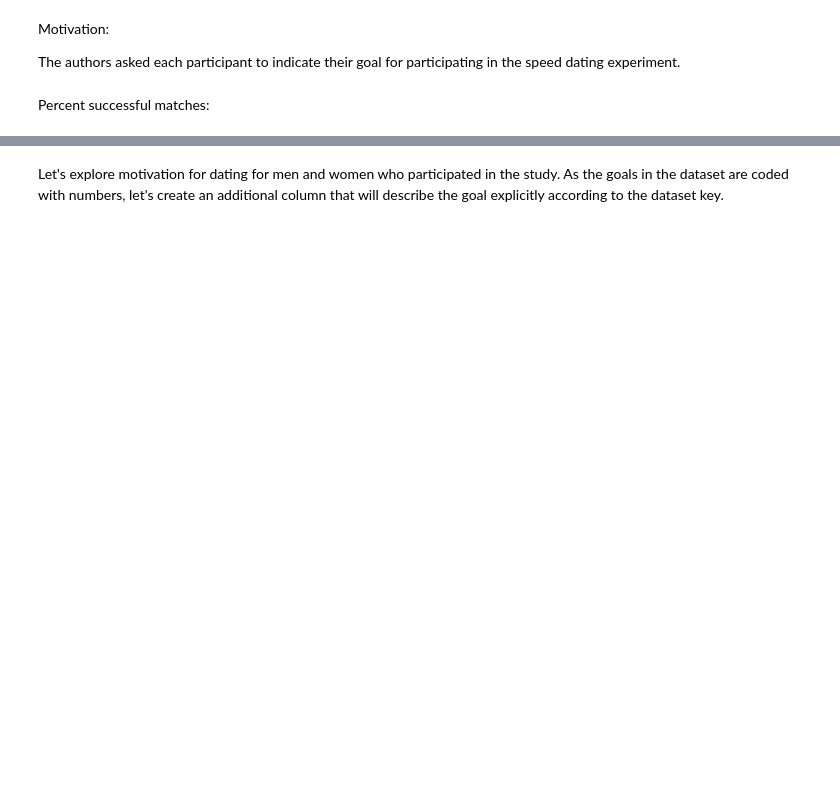
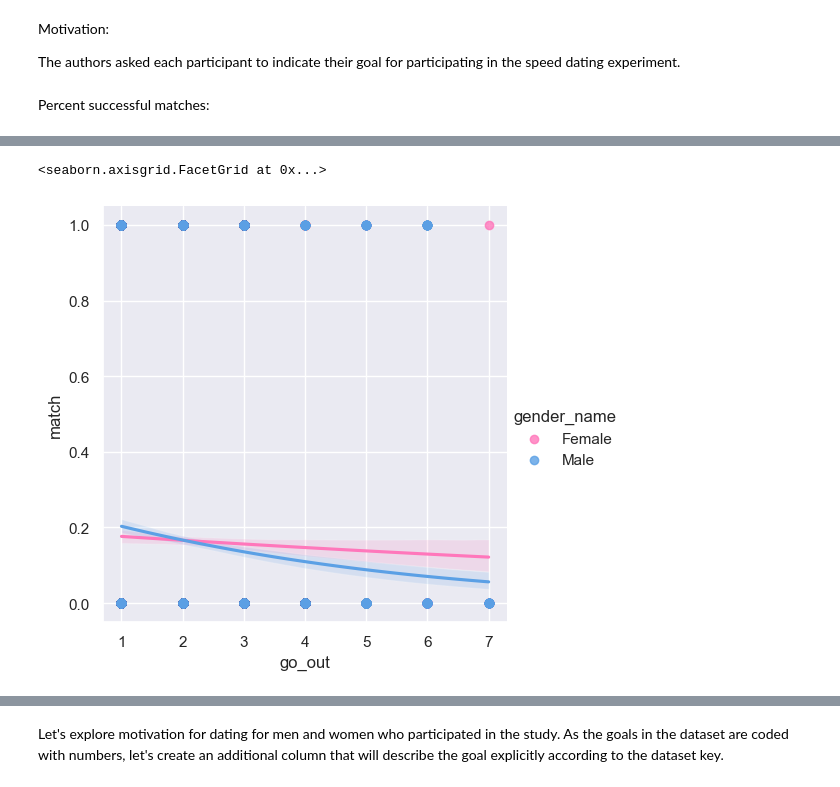
Before and after one commit to YuliyaSheichenka/Certification_Bloc_2, a Jupyter notebook: 01_speed_dating.ipynb, the cells around one changed output, grey strips where cells are left out. Drawn from its saved outputs; the diff is of its cells as text; code cells hidden in the pictures; blank space fills up the shorter version.

```diff
--- a/01_speed_dating.ipynb
+++ b/01_speed_dating.ipynb
@@ -1156,0 +1160,5 @@ fig.show()
+# %%
+sns.lmplot(x="go_out", y="match", data=speed_dating_df, hue = "gender_name", logistic=True, palette = gender_palette)
+# %% [output]
+<seaborn.axisgrid.FacetGrid at 0x...>
+[figure, added]
```
Also changed, not shown: parts of 61 cells of this notebook, 2 other files.
